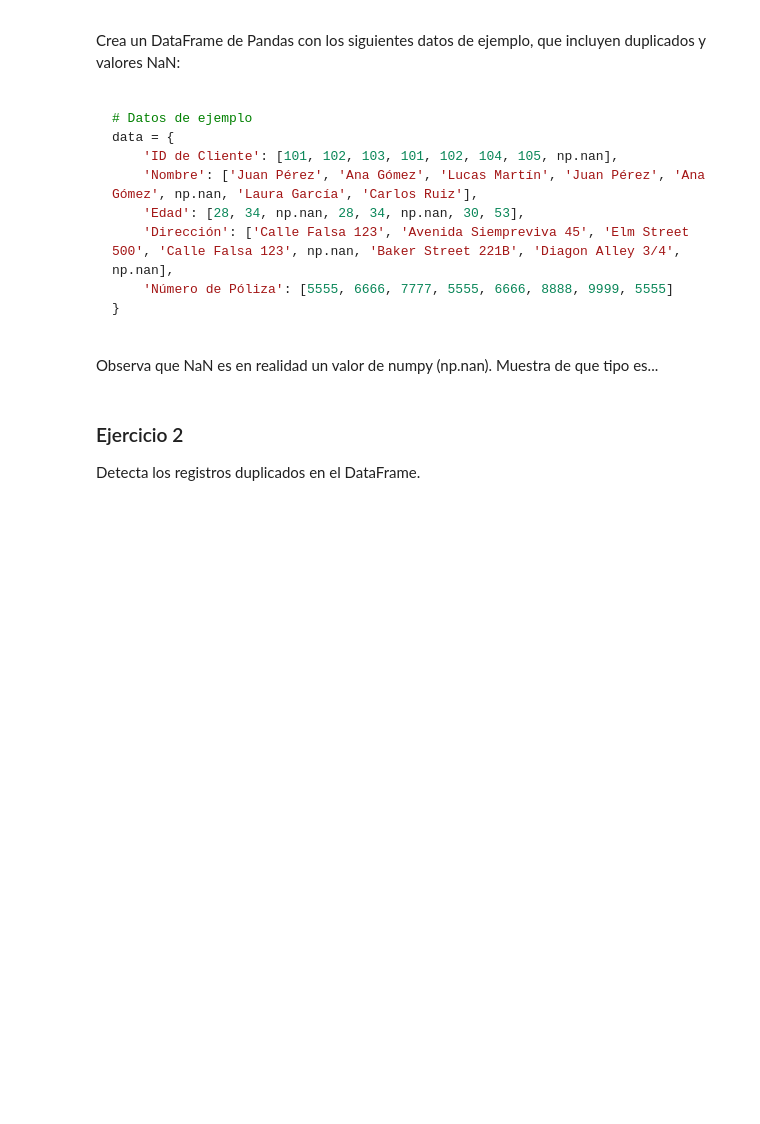
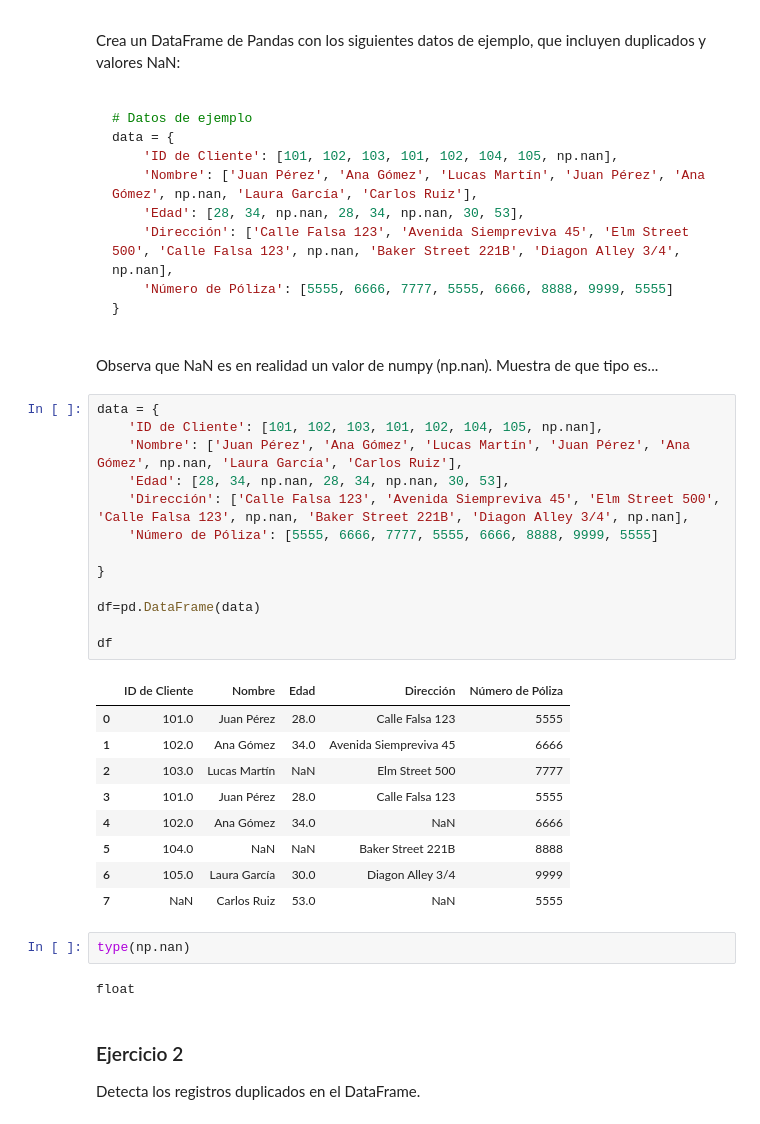
Before and after one commit to draranguez/DS-Online_DanielR, a Jupyter notebook: 02_Herramientas_Avanzadas/Sprint_04/Unidad_02_Pandas_II/02_Ejercicios_Workout/13_Ejercicio_Manipulacion.ipynb, the cells around one changed output. Saved outputs shown, nothing was run; the diff lists cells and outputs as text; blank space fills up the shorter version.

````diff
--- a/02_Herramientas_Avanzadas/Sprint_04/Unidad_02_Pandas_II/02_Ejercicios_Workout/13_Ejercicio_Manipulacion.ipynb
+++ b/02_Herramientas_Avanzadas/Sprint_04/Unidad_02_Pandas_II/02_Ejercicios_Workout/13_Ejercicio_Manipulacion.ipynb
@@ -35,6 +38,33 @@ data = {
 ```
 
 Observa que NaN es en realidad un valor de numpy (np.nan). Muestra de que tipo es...
+# %%
+data = {
+    'ID de Cliente': [101, 102, 103, 101, 102, 104, 105, np.nan],
+    'Nombre': ['Juan Pérez', 'Ana Gómez', 'Lucas Martín', 'Juan Pérez', 'Ana Gómez', np.nan, 'Laura García', 'Carlos Ruiz'],
+    'Edad': [28, 34, np.nan, 28, 34, np.nan, 30, 53],
+    'Dirección': ['Calle Falsa 123', 'Avenida Siempreviva 45', 'Elm Street 500', 'Calle Falsa 123', np.nan, 'Baker Street 221B', 'Diagon Alley 3/4', np.nan],
+    'Número de Póliza': [5555, 6666, 7777, 5555, 6666, 8888, 9999, 5555]
+
+}
+
+df=pd.DataFrame(data)
+
+df
+# %% [output]
+|  | ID de Cliente | Nombre | Edad | Dirección | Número de Póliza |
+| 0 | 101.0 | Juan Pérez | 28.0 | Calle Falsa 123 | 5555 |
+| 1 | 102.0 | Ana Gómez | 34.0 | Avenida Siempreviva 45 | 6666 |
+| 2 | 103.0 | Lucas Martín | NaN | Elm Street 500 | 7777 |
+| 3 | 101.0 | Juan Pérez | 28.0 | Calle Falsa 123 | 5555 |
+| 4 | 102.0 | Ana Gómez | 34.0 | NaN | 6666 |
+| 5 | 104.0 | NaN | NaN | Baker Street 221B | 8888 |
+| 6 | 105.0 | Laura García | 30.0 | Diagon Alley 3/4 | 9999 |
+| 7 | NaN | Carlos Ruiz | 53.0 | NaN | 5555 |
+# %%
+type(np.nan)
+# %% [output]
+float
 # %% [markdown]
 ### Ejercicio 2
 Detecta los registros duplicados en el DataFrame.
````
Also changed, not shown: parts of 11 cells of this notebook.
